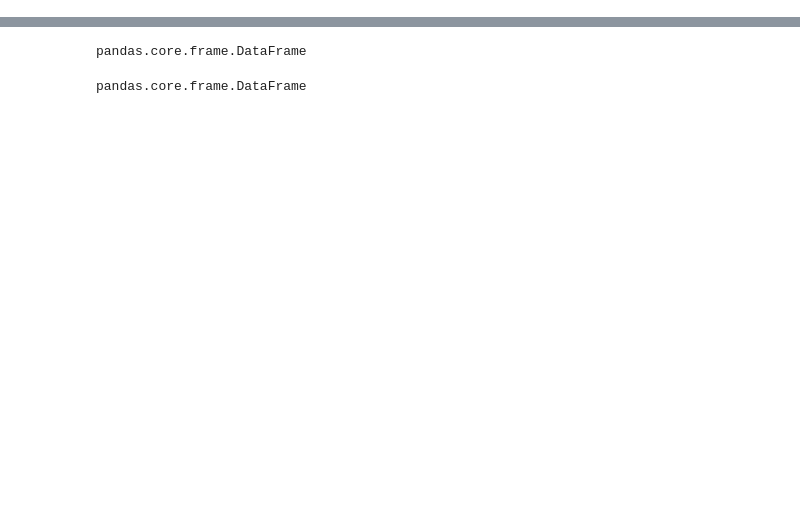
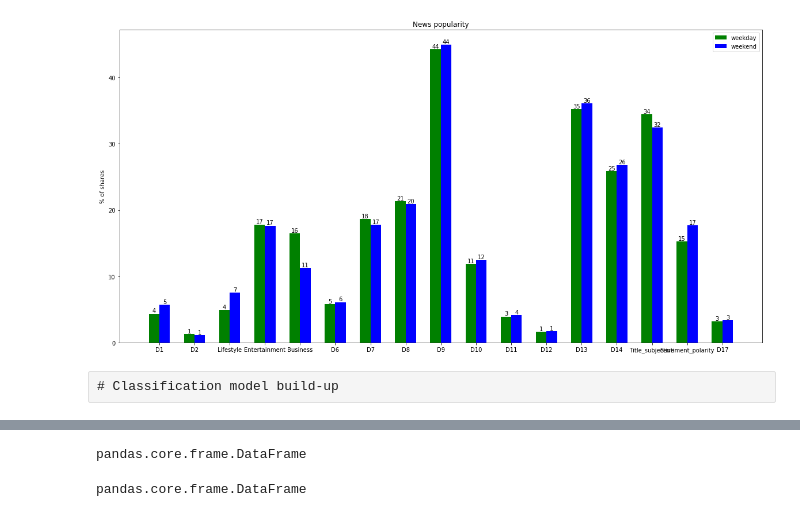
Before and after one commit to gokulramanaa/Online_news_popularity, a Jupyter notebook: Data Mining_New Project.ipynb, the cells around one changed output, grey strips where cells are left out. Drawn from its saved outputs; the diff is of its cells as text; code cells hidden in the pictures; blank space fills up the shorter version.

```diff
--- a/Data Mining_New Project.ipynb
+++ b/Data Mining_New Project.ipynb
@@ -112,4 +239,6 @@ data_pop
 # %%
 data_weekend = data_pop[data_pop['is_weekend']==1].copy()
 data_weekday = data_pop[data_pop['is_weekend']==0].copy()
+weekend_news_count = data_weekend.count()
+weekday_news_count = data_weekday.count()
 # %%
@@ -126,0 +257,9 @@ department = ['num_imgs', 'num_videos', 'data_channel_is_lifestyle',
+# %%
+column_names = ('department','weekday','weekend')
+summary_df = pd.DataFrame(columns=column_names)
+# %%
+weekday_list = weekday_sum.tolist()
+weekend_list = weekend_sum.tolist()
+summary_df['weekday'] = weekday_list
+summary_df['weekend'] = weekend_list
+summary_df['department'] = department_values
@@ -126,0 +284,5 @@ department = ['num_imgs', 'num_videos', 'data_channel_is_lifestyle',
+# %%
+#summary_df.drop(['is_weekend'],axis =0)
+summary_df = summary_df.drop(8)
+#summary_df.to_excel('./output.xlsx')
+summary_df
@@ -127,2 +308,45 @@ department = ['num_imgs', 'num_videos', 'data_channel_is_lifestyle',
+# %%
+import numpy as np
+import matplotlib.pyplot as plt
+
+N = 17
+weekday = summary_df['weekday'].values
+
+ind = np.arange(N)  # the x locations for the groups
+width = 0.30      # the width of the bars
+
+fig, ax = plt.subplots(figsize =(20,10))
+rects1 = ax.bar(ind, weekday, width, color='g')
+
+weekend = summary_df['weekend'].values
+rects2 = ax.bar(ind + width, weekend, width, color='b')
+
+# add some text for labels, title and axes ticks
+ax.set_ylabel('% of shares')
+ax.set_title('News popularity')
+ax.set_xticks(ind + width / 2)
+ax.set_xticklabels(('D1', 'D2', 'Lifestyle', 'Entertainment', 'Business','D6','D7','D8','D9','D10','D11','D12','D13','D14','Title_subjective','Sentiment_polarity','D17'))
+
+ax.legend((rects1[0], rects2[0]), ('weekday', 'weekend'))
+
+
+def autolabel(rects):
+    """
+    Attach a text label above each bar displaying its height
+    """
+    for rect in rects:
+        height = rect.get_height()
+        ax.text(rect.get_x() + rect.get_width()/2., 1*height,
+                '%d' % int(height),
+                ha='center', va='bottom')
+
+autolabel(rects1)
+autolabel(rects2)
+
+plt.show()
+# %% [output]
+[figure, added]
+# %% [raw]
+# Classification model build-up
 # %%
 data_class.columns
```
Also changed, not shown: parts of 32 cells of this notebook.
